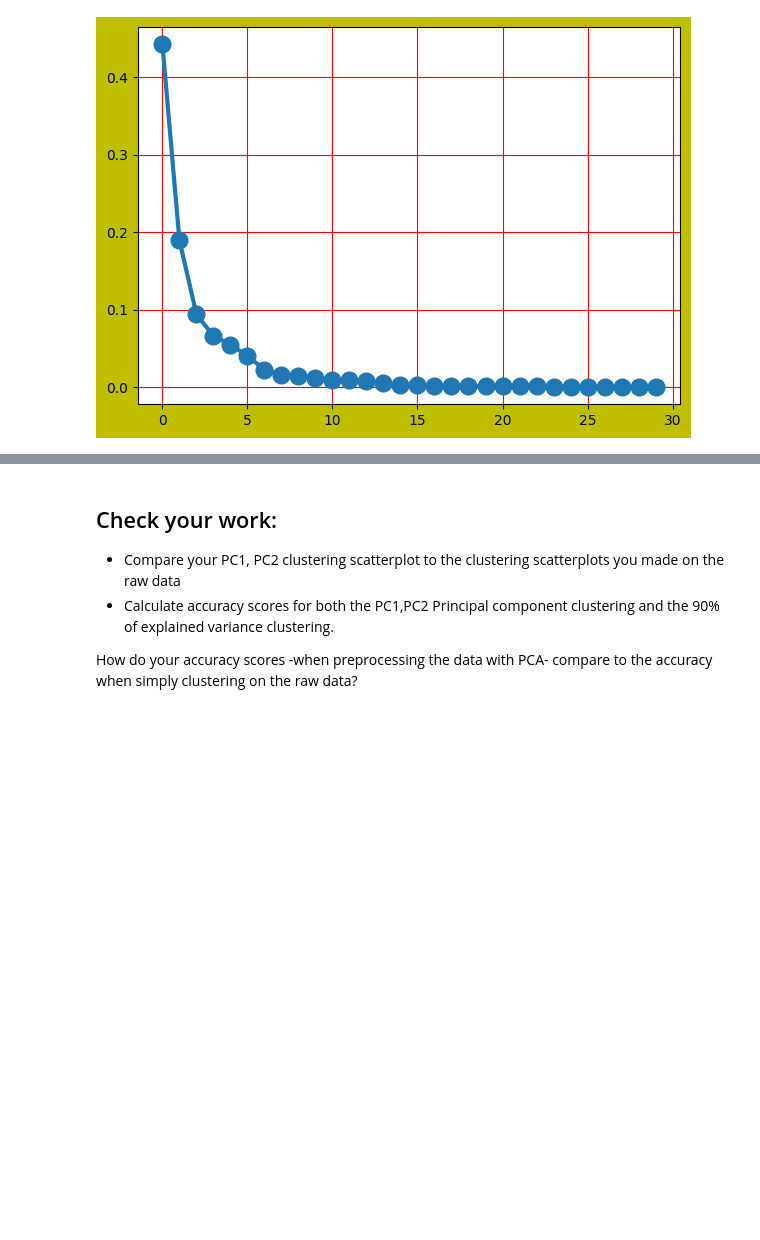
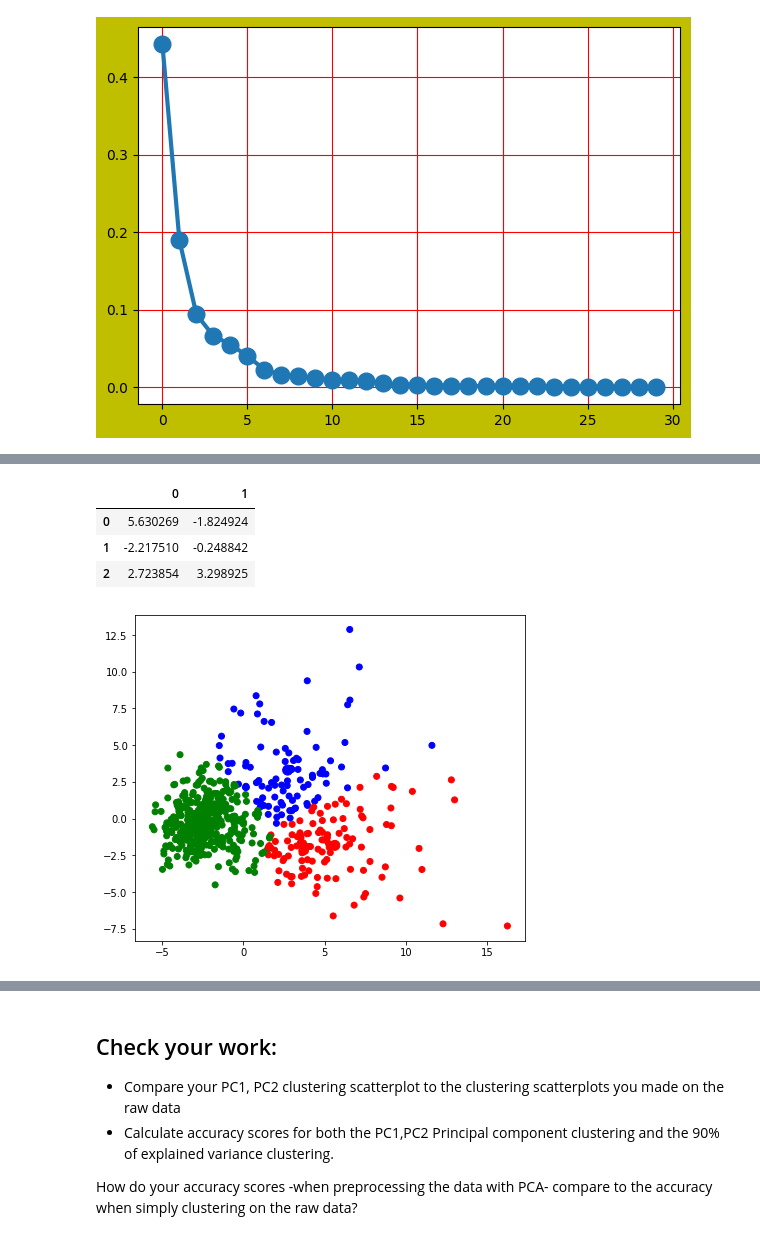
Before and after one commit to urenajose/DS-Unit-1-Sprint-3-Linear-Algebra, a Jupyter notebook: Jose_urena__LS_DS_134_Clustering_Assignment.ipynb, the cells around one changed output, grey strips where cells are left out. Cells and saved outputs as stored; diff of their text form; code cells hidden in the pictures; blank space fills up the shorter version.

```diff
--- a/Jose_urena__LS_DS_134_Clustering_Assignment.ipynb
+++ b/Jose_urena__LS_DS_134_Clustering_Assignment.ipynb
@@ -344,0 +539,3 @@ plt.plot(ind, vals, linewidth=3, marker="o", markersize=12, );
+# %%
+df2_after_pca["kmeans_labels"] = model.labels_
+df3_final = df2_after_pca
@@ -344,0 +559,19 @@ plt.plot(ind, vals, linewidth=3, marker="o", markersize=12, );
+# %%
+centroids = model.cluster_centers_
+# %%
+cc = pd.DataFrame(centroids)
+cc.head()
+# %% [output]
+|  | 0 | 1 |
+| 0 | 5.630269 | -1.824924 |
+| 1 | -2.217510 | -0.248842 |
+| 2 | 2.723854 | 3.298925 |
+# %%
+base_colors = ["r","G","B"]
+colors = [base_colors[centroid] for centroid in model.labels_]
+# %%
+fig, ax = plt.subplots(figsize=(7,6))
+ax.scatter(df3_final["comp_1"],df3_final["comp_2"], c=colors)
+ax.scatter(cc[0], cc[1], c=base_colors, s=100);
+# %% [output]
+[figure, added]
```
Also changed, not shown: parts of 40 cells of this notebook.
